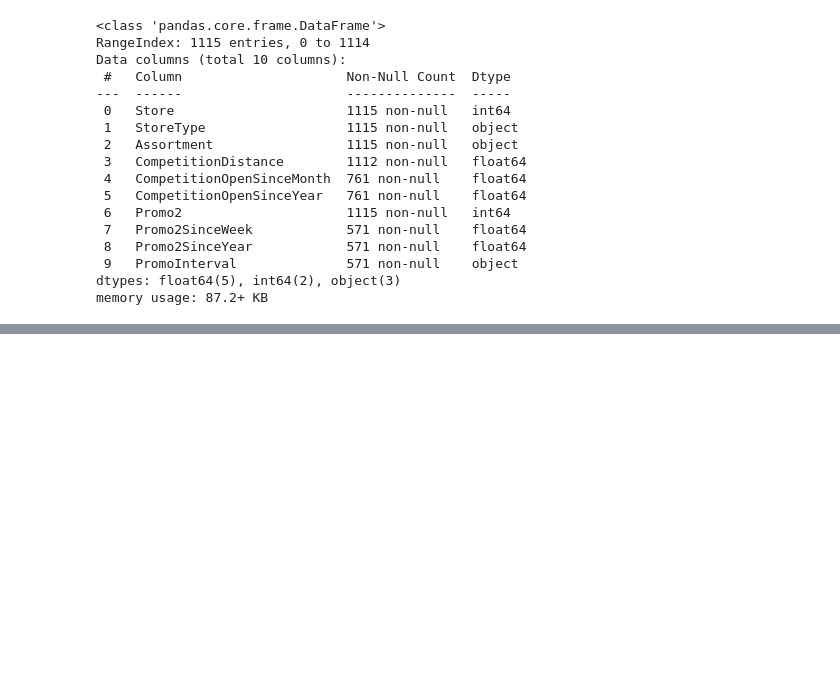
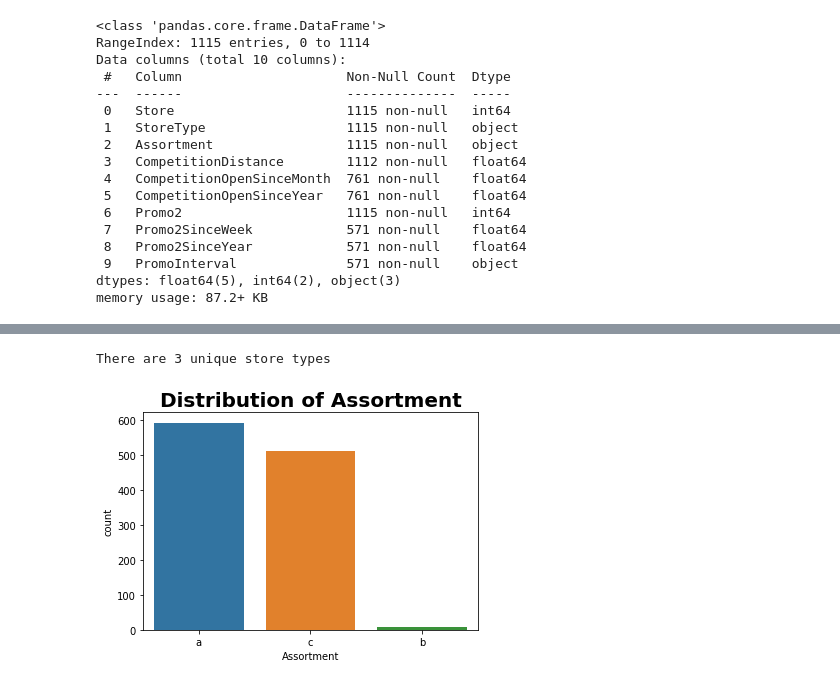
Before and after one commit to Hen0k/Rossmann-Pharmaceuticals-Sales-Forcast, a Jupyter notebook: notebooks/initial_data_exploration.ipynb, the cells around one changed output, grey strips where cells are left out. Saved outputs shown, nothing was run; the diff lists cells and outputs as text; code cells hidden in the pictures; blank space fills up the shorter version.

```diff
--- a/notebooks/initial_data_exploration.ipynb
+++ b/notebooks/initial_data_exploration.ipynb
@@ -66,0 +296,6 @@ memory usage: 87.2+ KB
+# %%
+print(f"There are {store_df['Assortment'].unique().shape[0]} unique store types")
+plotters.plot_count(store_df, 'Assortment')
+# %% [output]
+There are 3 unique store types
+[figure, added]
```
Also changed, not shown: parts of 44 cells of this notebook.
